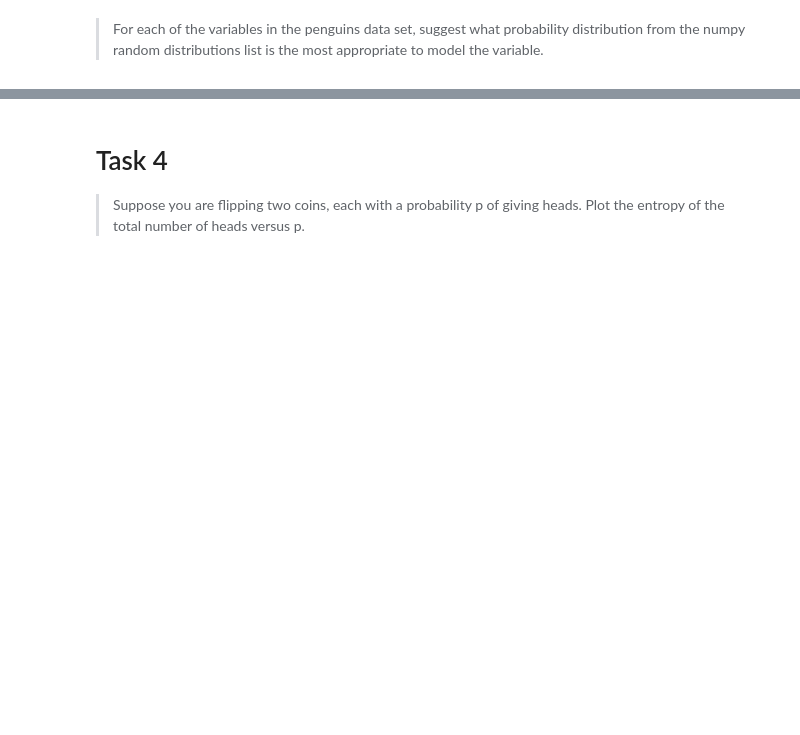
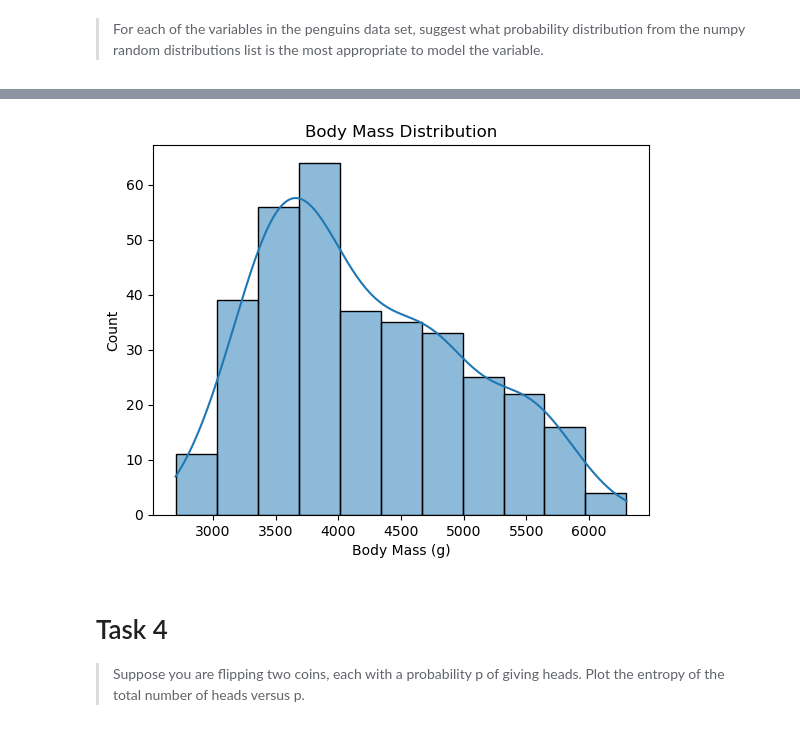
Before and after one commit to frankquinn89/Fundamentals_of_Data_Analysis, a Jupyter notebook: tasks.ipynb, the cells around one changed output, grey strips where cells are left out. Cells and saved outputs as stored; diff of their text form; code cells hidden in the pictures; blank space fills up the shorter version.

```diff
--- a/tasks.ipynb
+++ b/tasks.ipynb
@@ -158,3 +179,12 @@ These varibles are integers and this distribution returns integers between 2 giv
+# %%
+# Plot for Body Mass
+sns.histplot(data["body_mass_g"], kde=True)
+plt.title("Body Mass Distribution")
+plt.xlabel("Body Mass (g)")
+plt.ylabel("Count")
+plt.show()
+# %% [output]
+[figure, added]
 # %% [markdown]
 # Task 4
 
```
Also changed, not shown: parts of 9 cells of this notebook.
